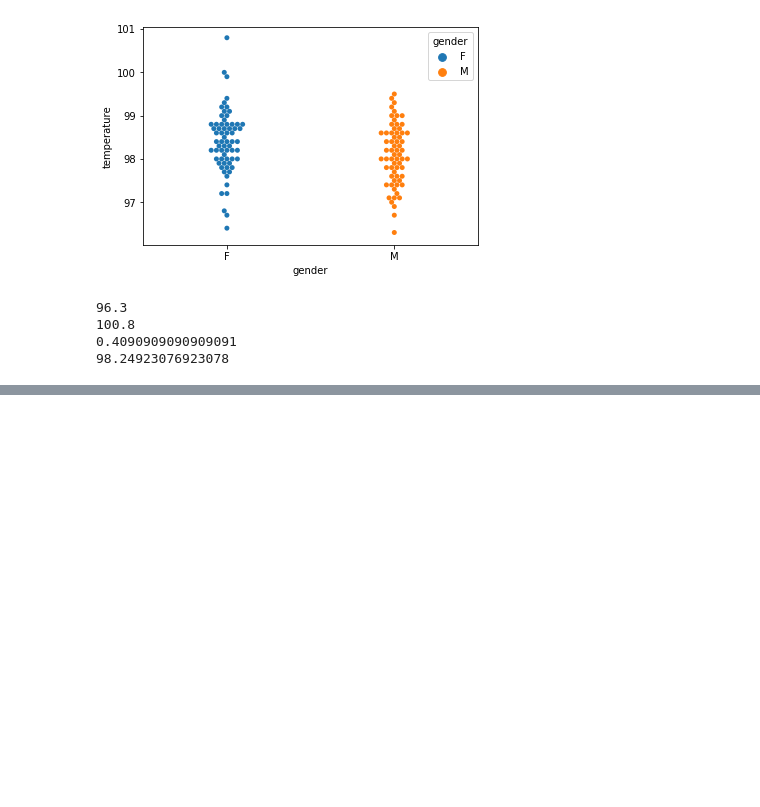
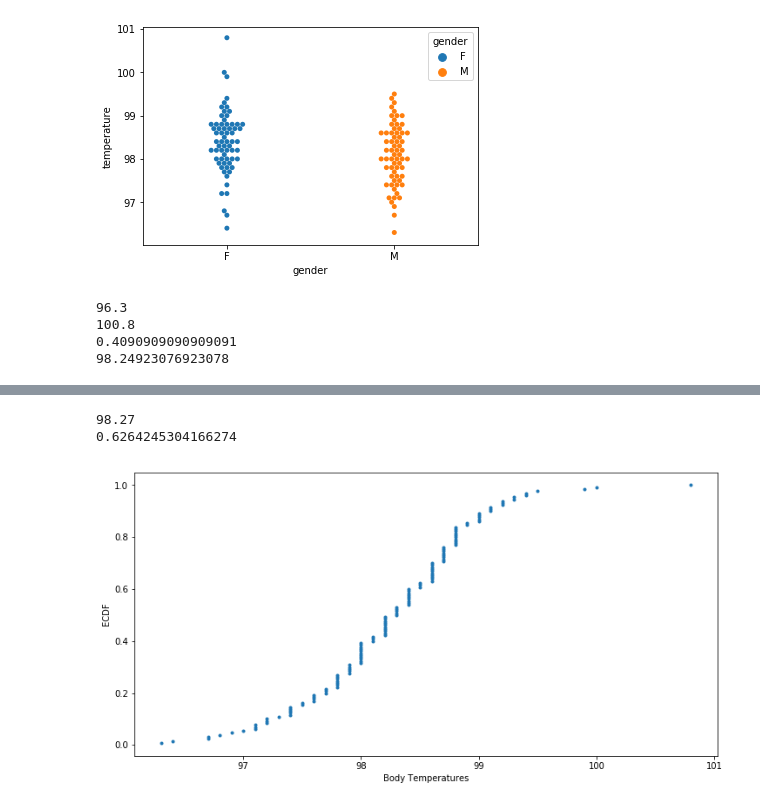
Before and after one commit to cleonard1261/springboard, a Jupyter notebook: EDA_human_temperature/sliderule_dsi_inferential_statistics_exercise_1.ipynb, the cells around one changed output, grey strips where cells are left out. Cells and saved outputs as stored; diff of their text form; code cells hidden in the pictures; blank space fills up the shorter version.

```diff
--- a/EDA_human_temperature/sliderule_dsi_inferential_statistics_exercise_1.ipynb
+++ b/EDA_human_temperature/sliderule_dsi_inferential_statistics_exercise_1.ipynb
@@ -140,0 +156,40 @@ print(dt.datetime.now())
+# %%
+bs_sample = np.random.choice(df.temperature, size=len(df))
+bs_sample[:5]
+print(np.mean(bs_sample))
+print(np.std(bs_sample))
+# %% [output]
+98.27
+0.6264245304166274
+# %%
+# Empirical cumulative distribution functions (ECDF)
+
+def ecdf(data):
+    """Compute ECDF for a one-dimensional array of measurements."""
+    # Number of data points: n
+    n = len(data)
+
+    # x-data for the ECDF: x
+    x = np.sort(data)
+
+    # y-data for the ECDF: y
+    y = np.arange(1, n+1) / n
+
+    return x, y
+# %%
+# Compute ECDF for versicolor data: x_vers, y_vers
+fig, axes = plt.subplots(nrows=1, ncols=1, figsize=(12,6))
+
+x_temp, y_temp = ecdf(df.temperature)
+
+# Generate plot
+_ = plt.plot(x_temp, y_temp, marker='.', linestyle='none')
+
+# Label the axes
+_ = plt.xlabel('Body Temperatures')
+_ = plt.ylabel('ECDF')
+
+# Display the plot
+plt.show()
+# %% [output]
+[figure, added]
```
Also changed, not shown: parts of 14 cells of this notebook.
